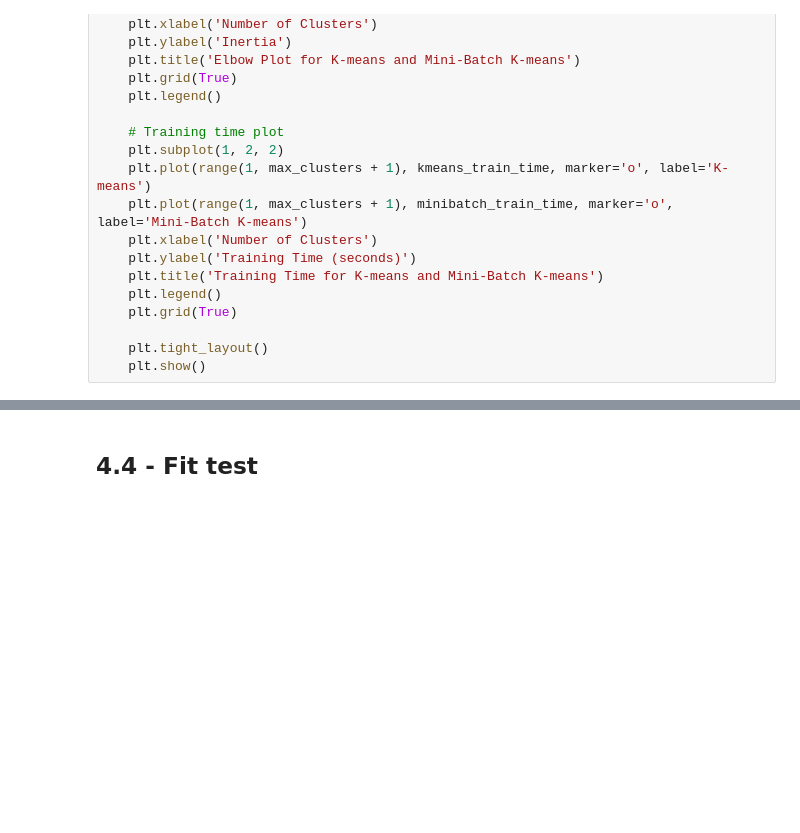
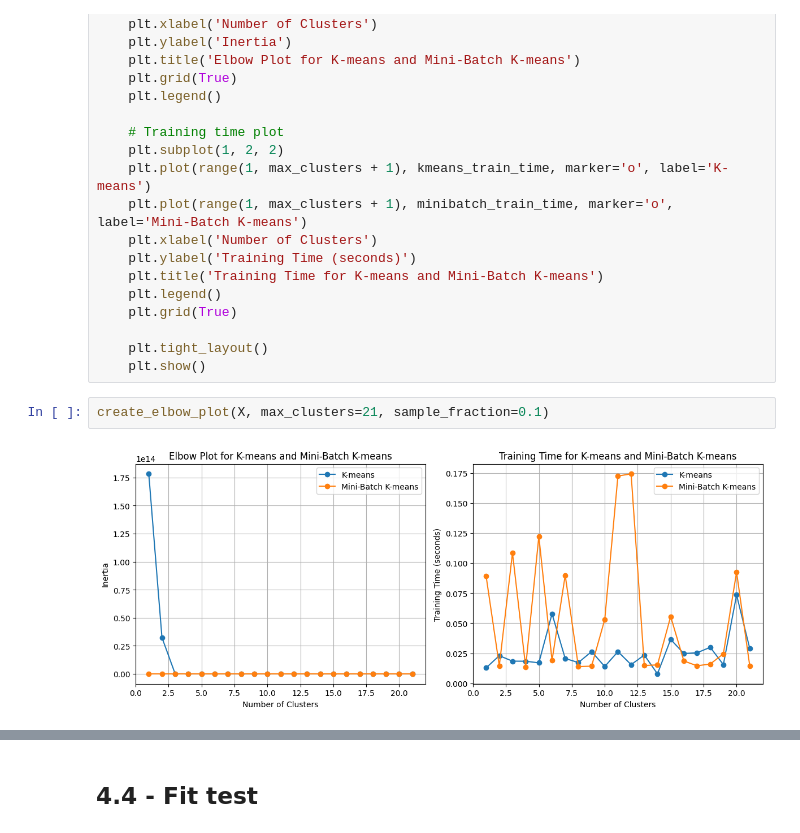
Before and after one commit to douglasmmachado/MedicineConsumption, a Jupyter notebook: notebooks/causal_method/unified_approach/4_Clustering.ipynb, the cells around one changed output, grey strips where cells are left out. Saved outputs shown, nothing was run; the diff lists cells and outputs as text; blank space fills up the shorter version.

```diff
--- a/notebooks/causal_method/unified_approach/4_Clustering.ipynb
+++ b/notebooks/causal_method/unified_approach/4_Clustering.ipynb
@@ -357,4 +376,8 @@ def create_elbow_plot(X, max_clusters=10, sample_fraction=0.1):
 
     plt.tight_layout()
     plt.show()
+# %%
+create_elbow_plot(X, max_clusters=21, sample_fraction=0.1)
+# %% [output]
+[figure, added]
 # %%
```
Also changed, not shown: parts of 14 cells of this notebook.
